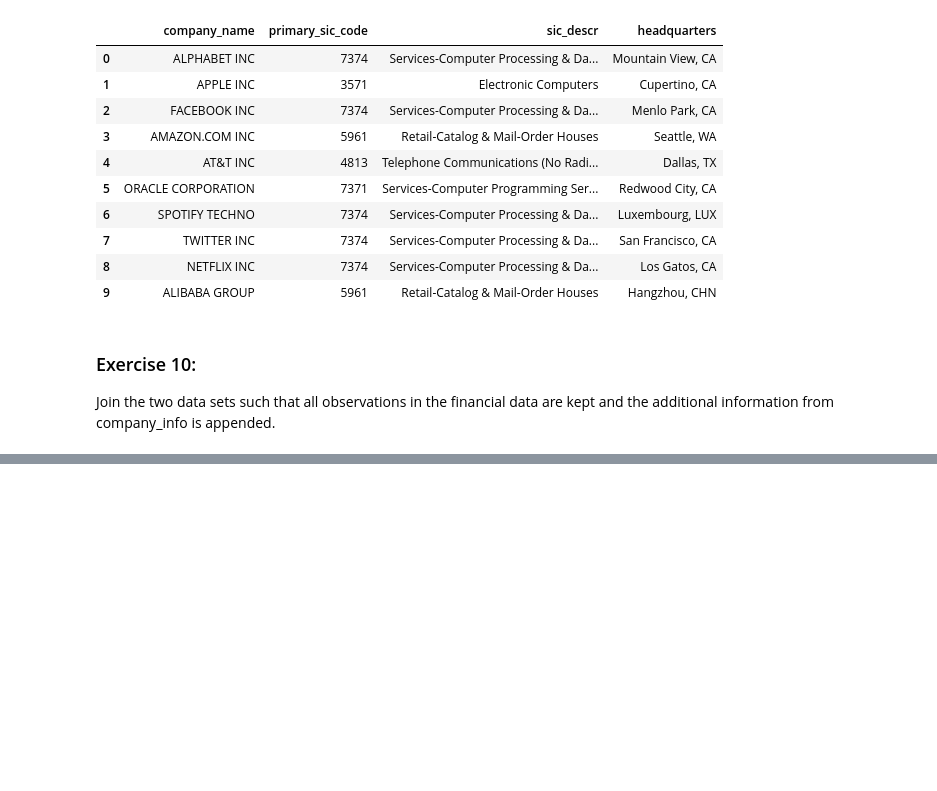
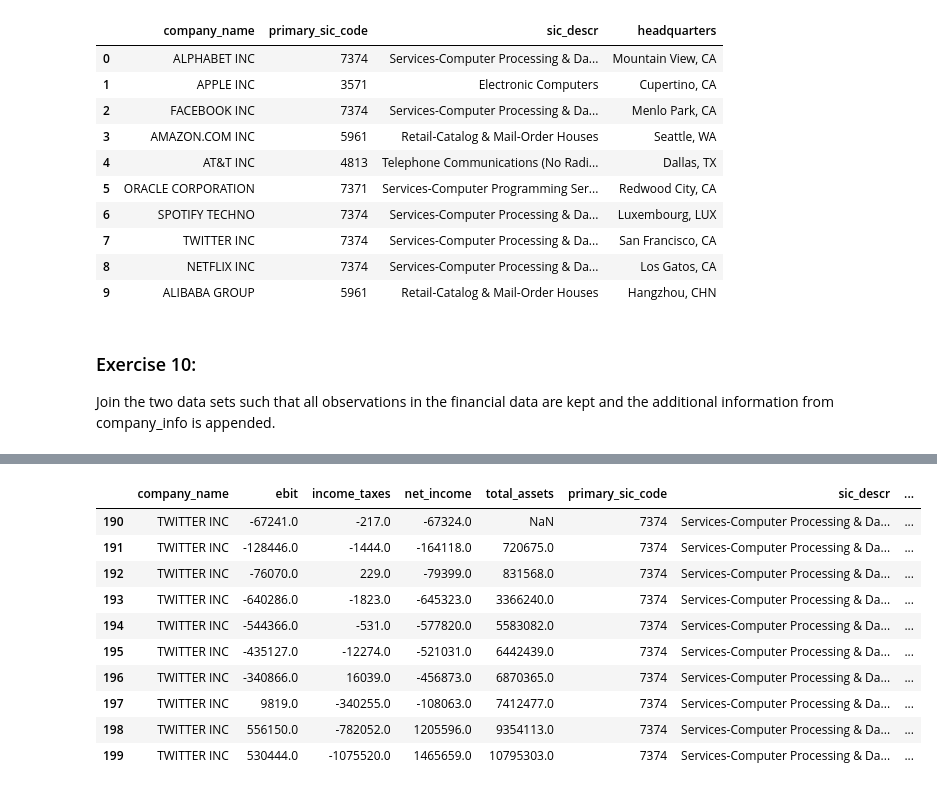
Before and after one commit to NilsGrossepieper/Grossepieper_Nils_Assignment01, a Jupyter notebook: Grossepieper_Nils_Assignment01_Python.ipynb, the cells around one changed output, grey strips where cells are left out. Cells and saved outputs as stored; diff of their text form; code cells hidden in the pictures; blank space fills up the shorter version.

```diff
--- a/Grossepieper_Nils_Assignment01_Python.ipynb
+++ b/Grossepieper_Nils_Assignment01_Python.ipynb
@@ -282,0 +301,15 @@ final_data_set = pd.merge(annual_finance, company_info, how = "left",
+# %%
+# The last ten observations:
+final_data_set.tail(10)
+# %% [output]
+|  | company_name | ebit | income_taxes | net_income | total_assets | primary_sic_code | sic_descr | ... |
+| 190 | TWITTER INC | -67241.0 | -217.0 | -67324.0 | NaN | 7374 | Services-Computer Processing & Da... | ... |
+| 191 | TWITTER INC | -128446.0 | -1444.0 | -164118.0 | 720675.0 | 7374 | Services-Computer Processing & Da... | ... |
+| 192 | TWITTER INC | -76070.0 | 229.0 | -79399.0 | 831568.0 | 7374 | Services-Computer Processing & Da... | ... |
+| 193 | TWITTER INC | -640286.0 | -1823.0 | -645323.0 | 3366240.0 | 7374 | Services-Computer Processing & Da... | ... |
+| 194 | TWITTER INC | -544366.0 | -531.0 | -577820.0 | 5583082.0 | 7374 | Services-Computer Processing & Da... | ... |
+| 195 | TWITTER INC | -435127.0 | -12274.0 | -521031.0 | 6442439.0 | 7374 | Services-Computer Processing & Da... | ... |
+| 196 | TWITTER INC | -340866.0 | 16039.0 | -456873.0 | 6870365.0 | 7374 | Services-Computer Processing & Da... | ... |
+| 197 | TWITTER INC | 9819.0 | -340255.0 | -108063.0 | 7412477.0 | 7374 | Services-Computer Processing & Da... | ... |
+| 198 | TWITTER INC | 556150.0 | -782052.0 | 1205596.0 | 9354113.0 | 7374 | Services-Computer Processing & Da... | ... |
+| 199 | TWITTER INC | 530444.0 | -1075520.0 | 1465659.0 | 10795303.0 | 7374 | Services-Computer Processing & Da... | ... |
```
Also changed, not shown: parts of 2 cells of this notebook.
